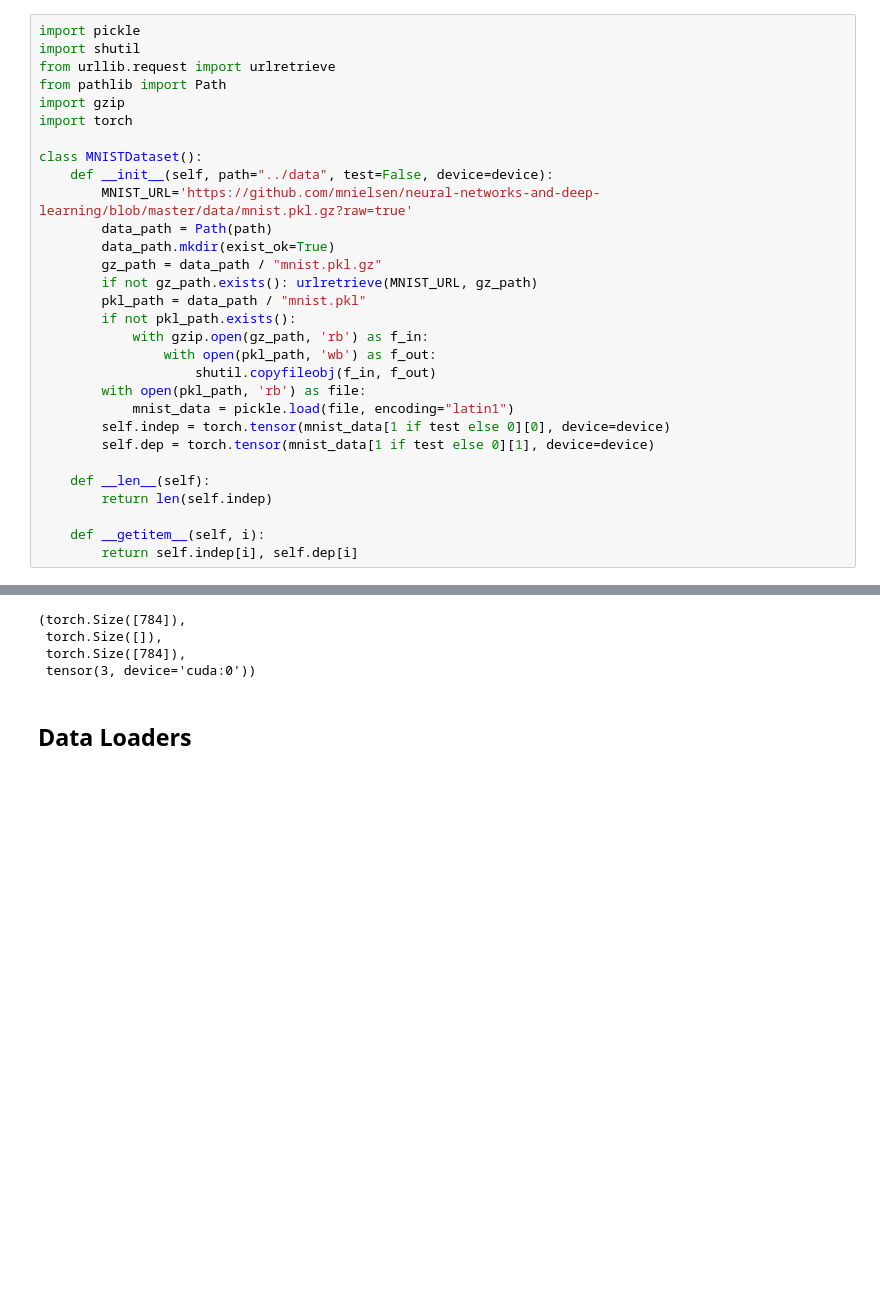
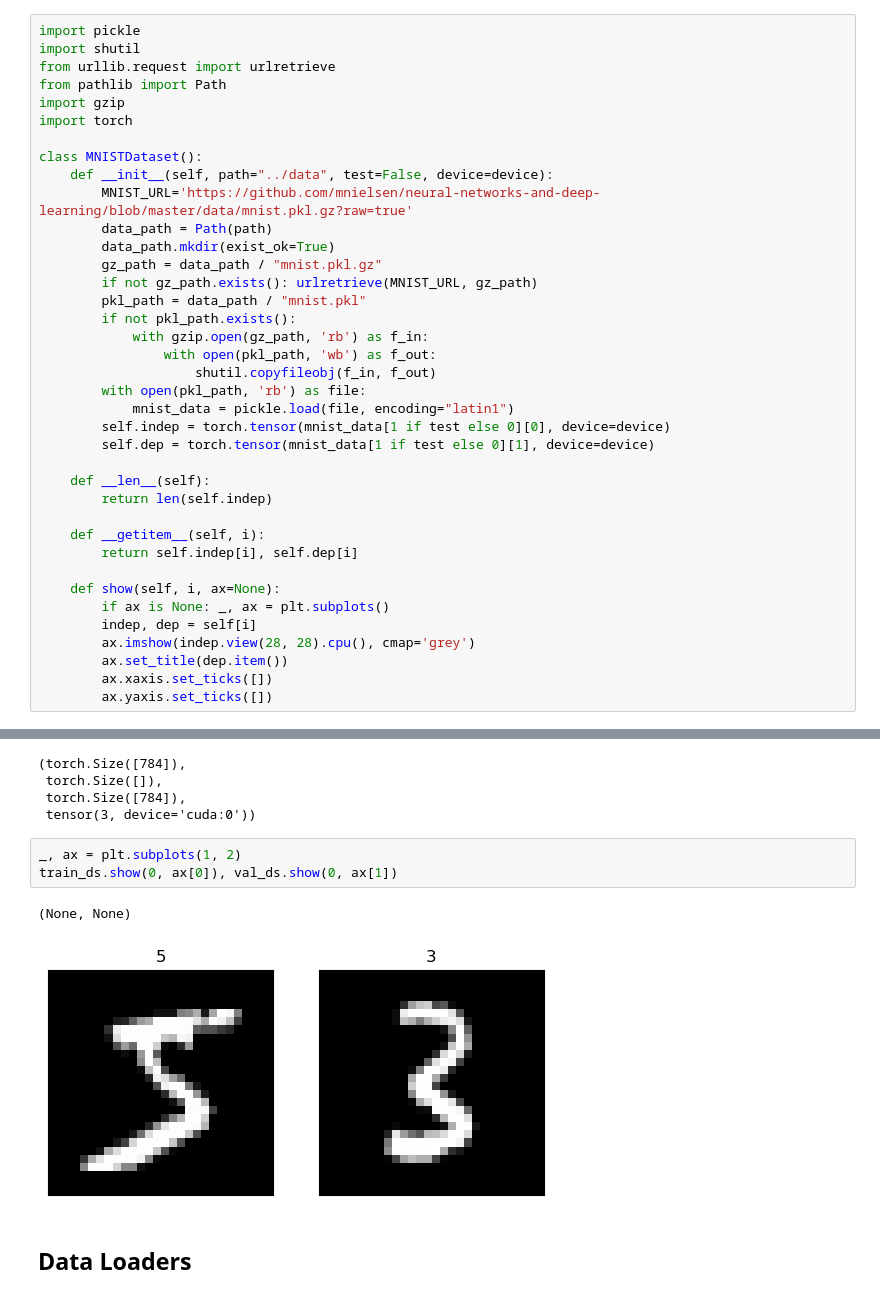
Before and after one commit to mshahoyi/learning_ai, a Jupyter notebook: mnist.ipynb, the cells around one changed output, grey strips where cells are left out. Cells and saved outputs as stored; diff of their text form; blank space fills up the shorter version.

```diff
--- a/mnist.ipynb
+++ b/mnist.ipynb
@@ -572,6 +572,14 @@ class MNISTDataset():
 
     def __getitem__(self, i):
         return self.indep[i], self.dep[i]
+
+    def show(self, i, ax=None):
+        if ax is None: _, ax = plt.subplots()
+        indep, dep = self[i]
+        ax.imshow(indep.view(28, 28).cpu(), cmap='grey')
+        ax.set_title(dep.item())
+        ax.xaxis.set_ticks([])
+        ax.yaxis.set_ticks([])
 # %%
 train_ds = MNISTDataset()
 val_ds = MNISTDataset(test=True)
@@ -582,6 +590,12 @@ train_ds[0][0].shape, train_ds[0][1].shape, val_ds[0][0].shape, val_ds[0][1]
  torch.Size([]),
  torch.Size([784]),
  tensor(3, device='cuda:0'))
+# %%
+_, ax = plt.subplots(1, 2)
+train_ds.show(0, ax[0]), val_ds.show(0, ax[1])
+# %% [output]
+(None, None)
+[figure, added]
 # %% [markdown]
 ## Data Loaders
 # %%
```
Also changed, not shown: parts of 10 cells of this notebook.
